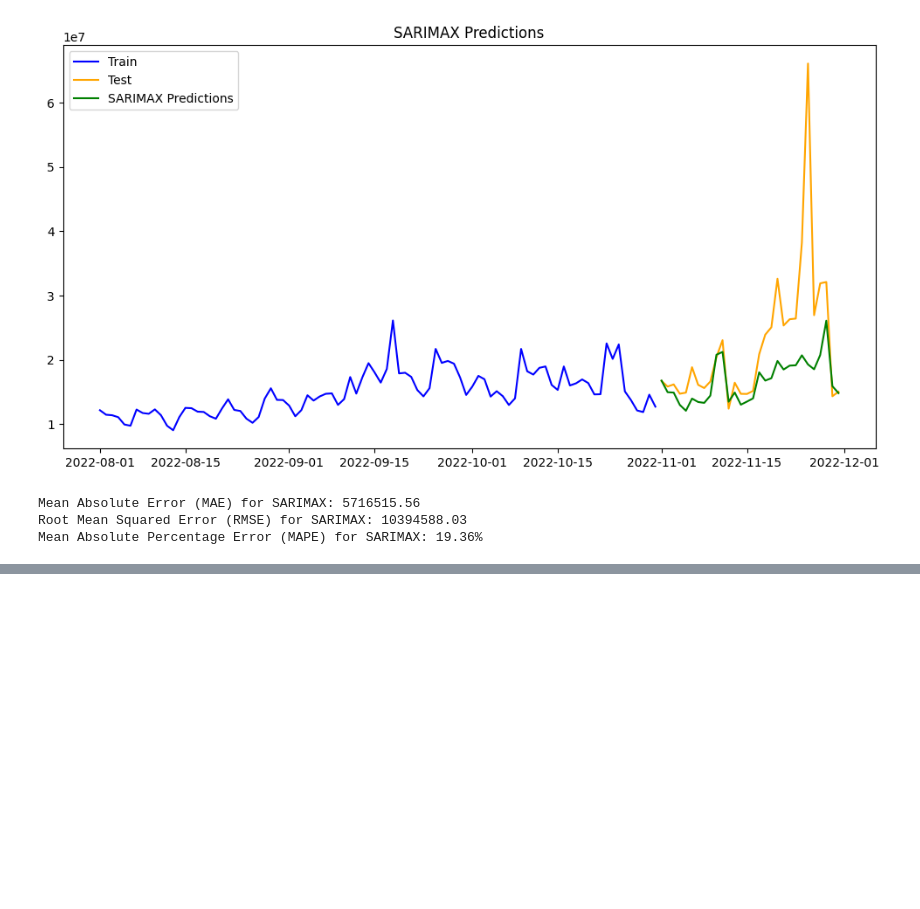
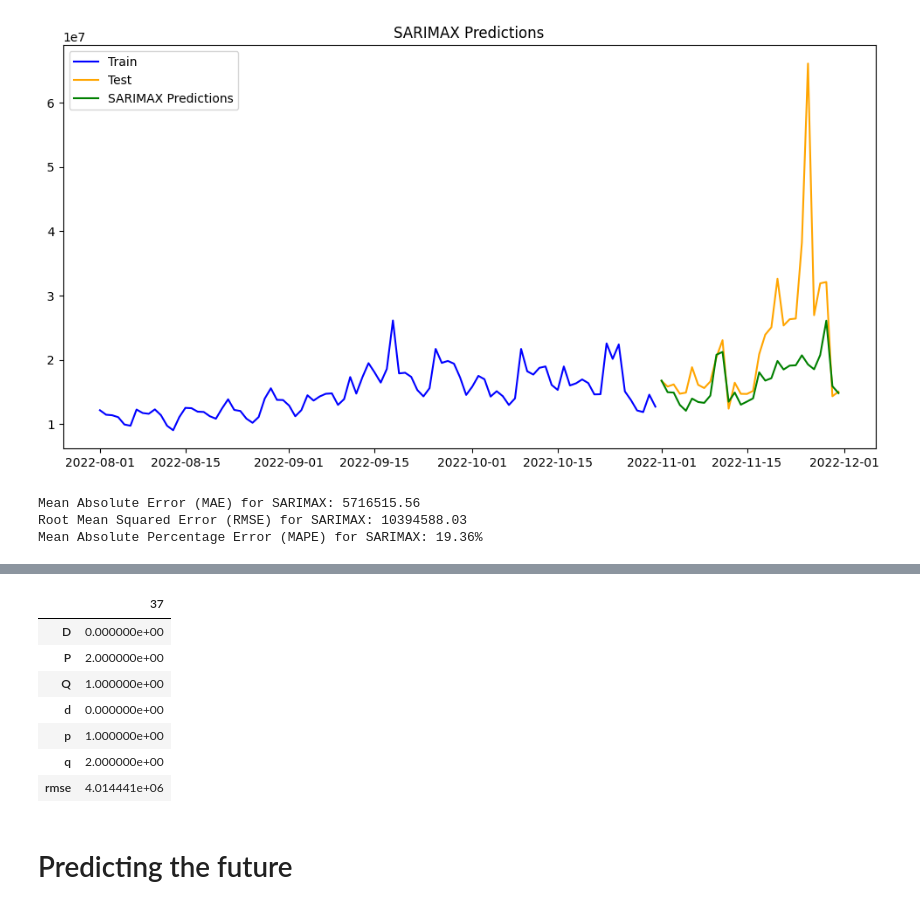
Before and after one commit to SuDy0906/Time-Series-Analysis-and-Forecasting, a Jupyter notebook: Models/SARIMAX.ipynb, the cells around one changed output, grey strips where cells are left out. Saved outputs shown, nothing was run; the diff lists cells and outputs as text; code cells hidden in the pictures; blank space fills up the shorter version.

```diff
--- a/Models/SARIMAX.ipynb
+++ b/Models/SARIMAX.ipynb
@@ -152,0 +276,15 @@ Mean Absolute Percentage Error (MAPE) for SARIMAX: 19.36%
+# %%
+# Save the best parameters
+best_params = tuning_results[tuning_results['rmse'] == tuning_results['rmse'].min()].transpose()
+best_params
+# %% [output]
+|  | 37 |
+| D | 0.000000e+00 |
+| P | 2.000000e+00 |
+| Q | 1.000000e+00 |
+| d | 0.000000e+00 |
+| p | 1.000000e+00 |
+| q | 2.000000e+00 |
+| rmse | 4.014441e+06 |
+# %% [markdown]
+# Predicting the future
```
Also changed, not shown: parts of 19 cells of this notebook.
